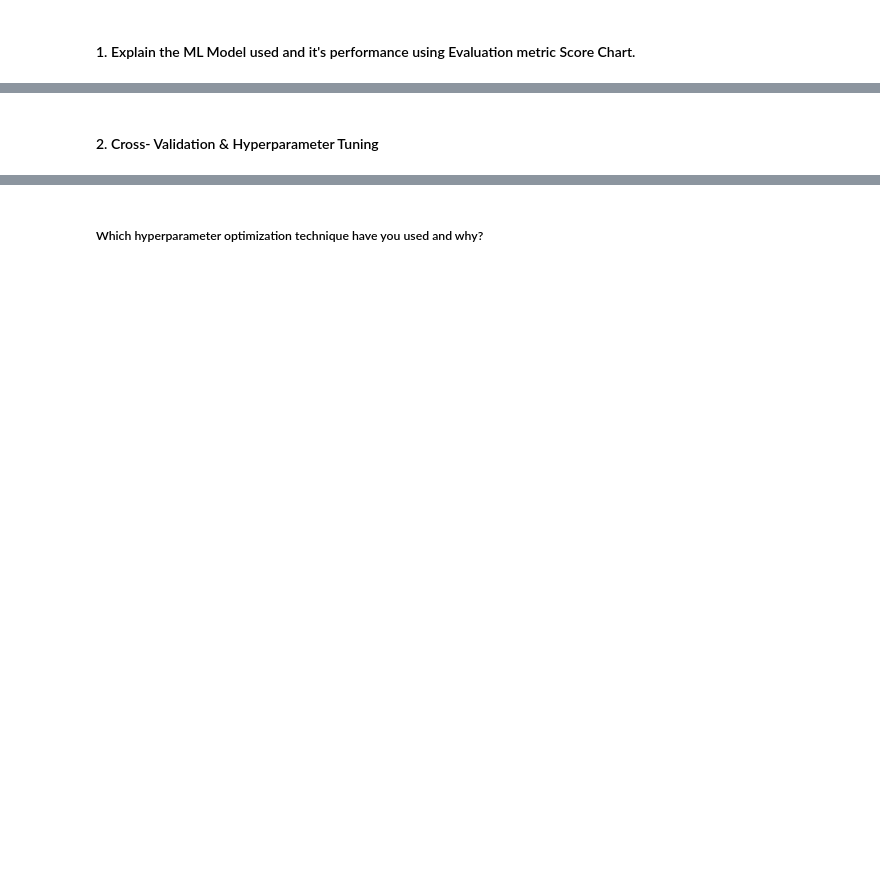
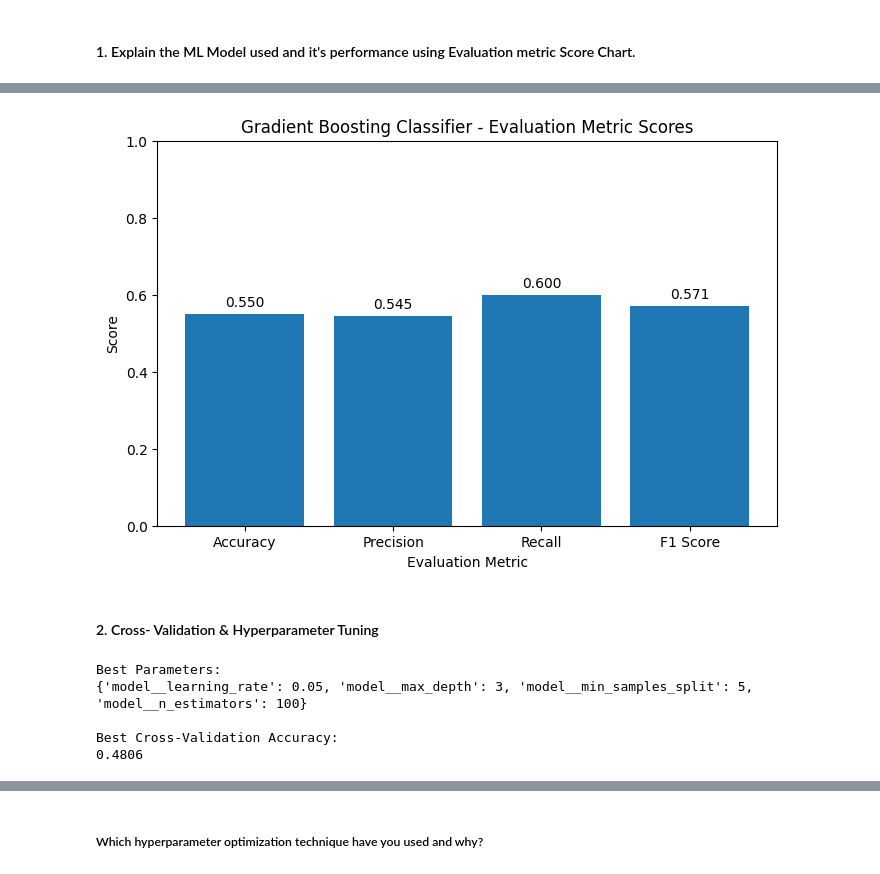
Before and after one commit to Sagarjain93/Machine-Learning-Portfolio, a Jupyter notebook: 01_End_to_End/Travel_MLops_Capstone/notebooks/02_Gender_Classification.ipynb, the cells around one changed output, grey strips where cells are left out. Saved outputs shown, nothing was run; the diff lists cells and outputs as text; code cells hidden in the pictures; blank space fills up the shorter version.

```diff
--- a/01_End_to_End/Travel_MLops_Capstone/notebooks/02_Gender_Classification.ipynb
+++ b/01_End_to_End/Travel_MLops_Capstone/notebooks/02_Gender_Classification.ipynb
@@ -3422,2 +3503,35 @@ The Random Forest model provides only modest predictive performance, with an acc
+# %%
+import matplotlib.pyplot as plt
+
+gb_metrics = {
+    'Accuracy': gb_accuracy,
+    'Precision': gb_precision,
+    'Recall': gb_recall,
+    'F1 Score': gb_f1
+}
+
+plt.figure(figsize=(8, 5))
+
+bars = plt.bar(
+    gb_metrics.keys(),
+    gb_metrics.values()
+)
+
+plt.ylim(0, 1)
+plt.ylabel('Score')
+plt.xlabel('Evaluation Metric')
+plt.title('Gradient Boosting Classifier - Evaluation Metric Scores')
+
+for bar, value in zip(bars, gb_metrics.values()):
+    plt.text(
+        bar.get_x() + bar.get_width() / 2,
+        value + 0.02,
+        f'{value:.3f}',
+        ha='center'
+    )
+
+plt.show()
+# %% [output]
+[figure, added]
 # %% [markdown]
 #### 2. Cross- Validation & Hyperparameter Tuning
@@ -3429,0 +3538,37 @@ The Random Forest model provides only modest predictive performance, with an acc
+# %%
+from sklearn.model_selection import GridSearchCV, StratifiedKFold
+
+param_grid_gb_clf = {
+    'model__n_estimators': [50, 100],
+    'model__learning_rate': [0.05, 0.1],
+    'model__max_depth': [2, 3],
+    'model__min_samples_split': [2, 5]
+}
+
+cv_strategy_gb_clf = StratifiedKFold(
+    n_splits=5,
+    shuffle=True,
+    random_state=42
+)
+
+grid_search_gb_clf = GridSearchCV(
+    estimator=gradient_boosting_clf_pipeline,
+    param_grid=param_grid_gb_clf,
+    cv=cv_strategy_gb_clf,
+    scoring='accuracy',
+    n_jobs=-1
+)
+
+grid_search_gb_clf.fit(X_train, y_train)
+
+print("Best Parameters:")
+print(grid_search_gb_clf.best_params_)
+
+print("\nBest Cross-Validation Accuracy:")
+print(f"{grid_search_gb_clf.best_score_:.4f}")
+# %% [output]
+Best Parameters:
+{'model__learning_rate': 0.05, 'model__max_depth': 3, 'model__min_samples_split': 5, 'model__n_estimators': 100}
+
+Best Cross-Validation Accuracy:
+0.4806
```
Also changed, not shown: parts of 26 cells of this notebook.
